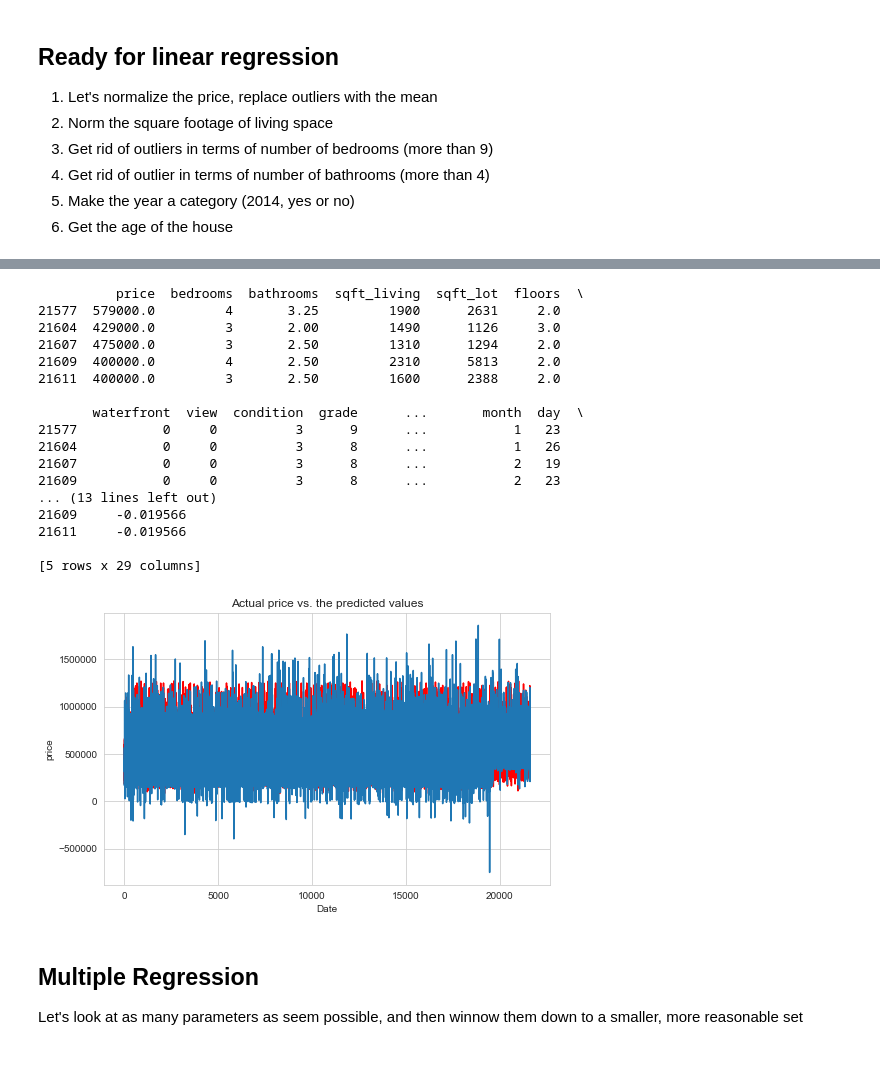
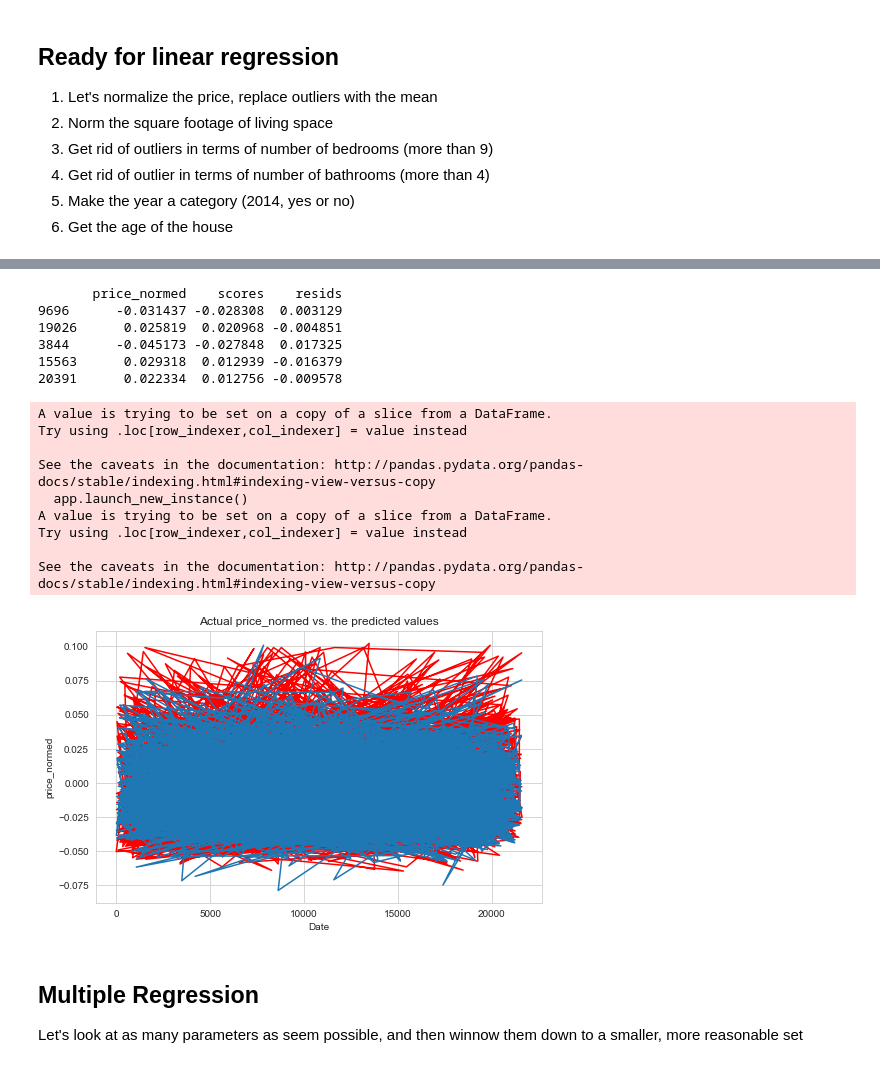
Before and after one commit to mutecypher/Datasci410, a Jupyter notebook: MikePearson-M04-MyProject.ipynb, the cells around one changed output, grey strips where cells are left out. Cells and saved outputs as stored; diff of their text form; code cells hidden in the pictures.

```diff
--- a/MikePearson-M04-MyProject.ipynb
+++ b/MikePearson-M04-MyProject.ipynb
@@ -323,7 +305,7 @@ As anyone could tell you, the distribution of pricing for waterfront properties
 price_lo = np.min(Housing['price'])
 price_hi = np.mean(Housing['price']) + 2*np.std(Housing['price'])
 price_max = np.max(Housing['price'])
-
+price_mean = np.mean(Housing['price'])
 price_min = int(price_mean)
 Housing['price_normed'] = (Housing['price'] - price_mean)/(price_max - price_min)
 maxfoot = np.max(Housing['sqft_living'])
@@ -344,9 +326,12 @@ Training2 = Housing_bnb.query('year == 2015')
 Training3 = Training2.query('month < 3')
 Test = Training2.query('month >= 3')
 Training = Training1.append(Training3)
-print((Test.head()))
+
+##print((Test.head()))
+print(Training.head())
 print(len(Training2))
 print(len(Training3))
 print(len(Training))
+print(Training.dtypes)
 # %% [output]
        price  bedrooms  bathrooms  sqft_living  sqft_lot  floors  waterfront  \
@@ -369,45 +354,51 @@ print(len(Training))
 # %%
 import sklearn.linear_model as lm
 import sklearn as sk
-X = Training[['2014year', 'month', 'day','bedrooms','bathrooms', 'waterfront', 'view', 'grade',
+X = Training[['2015year', 'month', 'day','bedrooms','bathrooms', 'waterfront', 'view', 'grade',
                  'renovated', 'normed_living','age']]
-Y = Training['price_normed']
+Y = pd.DataFrame()
+Y['price_normed'] = Training['price_normed']
+
+
+from sklearn.model_selection import train_test_split
+
+# split into a training and testing set
+X_train, X_test, y_train, y_test = train_test_split(X, Y, test_size=0.2, random_state=5)
+
 lm_mod = lm.LinearRegression(fit_intercept = True)
-mod_fit = lm_mod.fit(X, Y)
-Training['scores'] = mod_fit.predict(X)
-Training['resids'] = Training['scores'] - Training['price_normed']
-print(Training.tail())
+mod_fit = lm_mod.fit(X_train, y_train)
+y_test['scores'] = mod_fit.predict(X_test)
+y_test['resids'] = y_test['scores'] - y_test['price_normed']
+print(y_test.tail())
 # %% [output]
-          price  bedrooms  bathrooms  sqft_living  sqft_lot  floors  \
-21577  579000.0         4       3.25         1900      2631     2.0
-21604  429000.0         3       2.00         1490      1126     3.0
-21607  475000.0         3       2.50         1310      1294     2.0
-21609  400000.0         4       2.50         2310      5813     2.0
-21611  400000.0         3       2.50         1600      2388     2.0
-
-       waterfront  view  condition  grade      ...       month  day  \
-21577           0     0          3      9      ...           1   23
-21604           0     0          3      8      ...           1   26
-21607           0     0          3      8      ...           2   19
-21609           0     0          3      8      ...           2   23
-... (13 lines left out)
-21609     -0.019566
-21611     -0.019566
-
-[5 rows x 29 columns]
+       price_normed    scores    resids
+9696      -0.031437 -0.028308  0.003129
+19026      0.025819  0.020968 -0.004851
+3844      -0.045173 -0.027848  0.017325
+15563      0.029318  0.012939 -0.016379
+20391      0.022334  0.012756 -0.009578
+A value is trying to be set on a copy of a slice from a DataFrame.
+Try using .loc[row_indexer,col_indexer] = value instead
+
+See the caveats in the documentation: http://pandas.pydata.org/pandas-docs/stable/indexing.html#indexing-view-versus-copy
+  app.launch_new_instance()
+A value is trying to be set on a copy of a slice from a DataFrame.
+Try using .loc[row_indexer,col_indexer] = value instead
+
+See the caveats in the documentation: http://pandas.pydata.org/pandas-docs/stable/indexing.html#indexing-view-versus-copy
 # %%
 def plot_mod_fit(df, col):
     import matplotlib.pyplot as plt
     fig = plt.figure(figsize=(8, 5)) # set plot area
     ax = fig.gca() # define axis
     df.loc[:, col].plot(color = 'r', ax = ax)
     df.loc[:, 'scores'].plot(ax = ax)
     ax.set_title('Actual ' + col + ' vs. the predicted values') # Give the plot a main title
     ax.set_xlabel('Date') # Set text for the x axis
     ax.set_ylabel(col)# Set text for y axis
-plot_mod_fit(Housing_bnb, 'price')
+plot_mod_fit(y_test, 'price_normed')
 # %% [output]
-[figure, old version]
+[figure, new version]
 # %% [markdown]
 ## Multiple Regression
 
```
Also changed, not shown: parts of 13 cells of this notebook, 4 other files.
